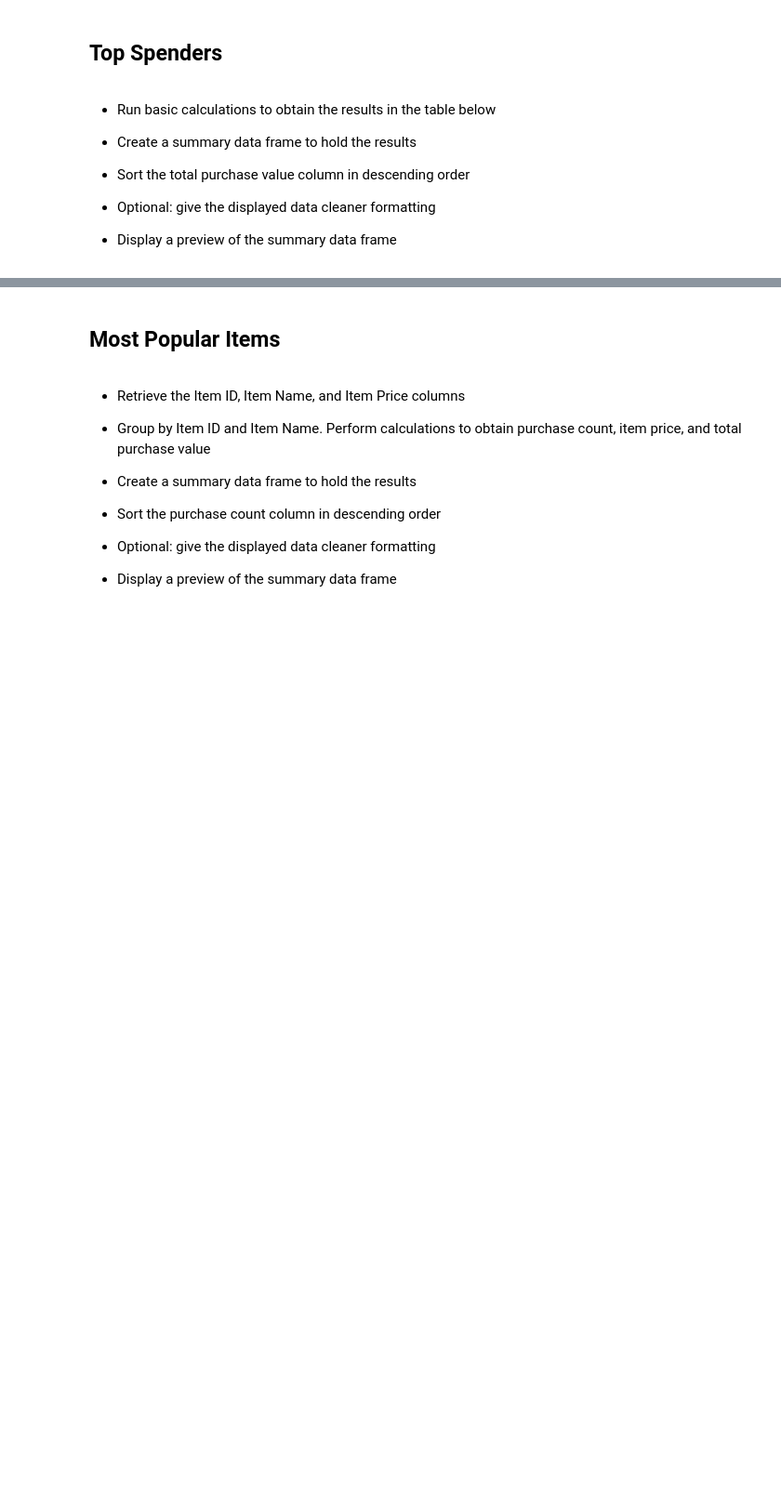
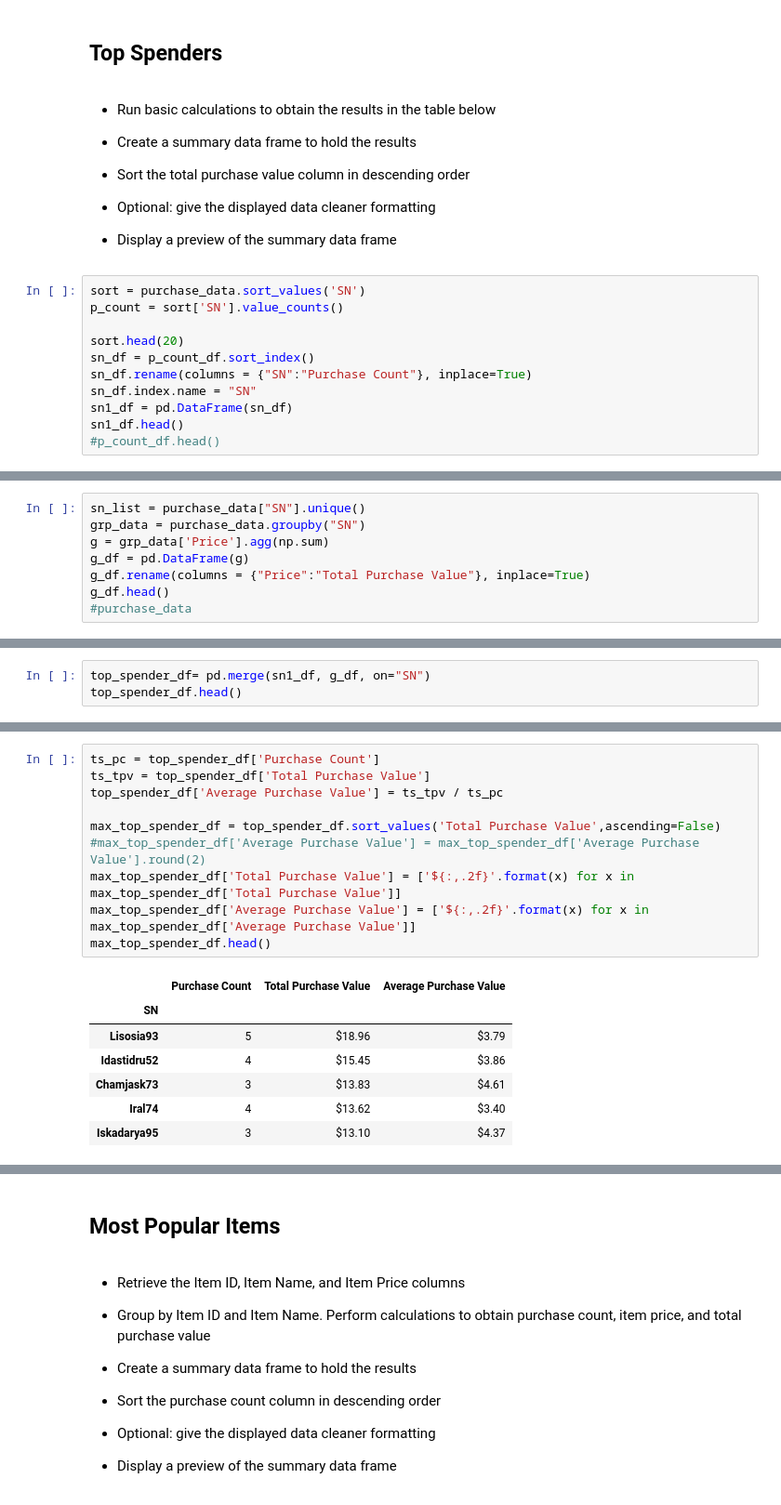
Before and after one commit to JustinCoulter/Exploring_Pandas, a Jupyter notebook: Heroes_Of_Pymoli/HeroesOfPymoli_starter.ipynb, the cells around one changed output, grey strips where cells are left out. Shown: that part at 93% size. Saved outputs shown, nothing was run; the diff lists cells and outputs as text; blank space fills up the shorter version.

Commit message:
through Top Spenders

```diff
--- a/Heroes_Of_Pymoli/HeroesOfPymoli_starter.ipynb
+++ b/Heroes_Of_Pymoli/HeroesOfPymoli_starter.ipynb
@@ -415,3 +422,14 @@ purchasing_analysis
 
 
 * Display a preview of the summary data frame
+# %%
+sort = purchase_data.sort_values('SN')
+p_count = sort['SN'].value_counts()
+
+sort.head(20)
+sn_df = p_count_df.sort_index()
+sn_df.rename(columns = {"SN":"Purchase Count"}, inplace=True)
+sn_df.index.name = "SN"
+sn1_df = pd.DataFrame(sn_df)
+sn1_df.head()
+#p_count_df.head()
@@ -417,0 +444,8 @@ purchasing_analysis
+# %%
+sn_list = purchase_data["SN"].unique()
+grp_data = purchase_data.groupby("SN")
+g = grp_data['Price'].agg(np.sum)
+g_df = pd.DataFrame(g)
+g_df.rename(columns = {"Price":"Total Purchase Value"}, inplace=True)
+g_df.head()
+#purchase_data
@@ -417,0 +460,3 @@ purchasing_analysis
+# %%
+top_spender_df= pd.merge(sn1_df, g_df, on="SN")
+top_spender_df.head()
@@ -417,0 +471,18 @@ purchasing_analysis
+# %%
+ts_pc = top_spender_df['Purchase Count']
+ts_tpv = top_spender_df['Total Purchase Value']
+top_spender_df['Average Purchase Value'] = ts_tpv / ts_pc
+
+max_top_spender_df = top_spender_df.sort_values('Total Purchase Value',ascending=False)
+#max_top_spender_df['Average Purchase Value'] = max_top_spender_df['Average Purchase Value'].round(2)
+max_top_spender_df['Total Purchase Value'] = ['${:,.2f}'.format(x) for x in max_top_spender_df['Total Purchase Value']]
+max_top_spender_df['Average Purchase Value'] = ['${:,.2f}'.format(x) for x in max_top_spender_df['Average Purchase Value']]
+max_top_spender_df.head()
+# %% [output]
+|  | Purchase Count | Total Purchase Value | Average Purchase Value |
+| SN |  |  |  |
+| Lisosia93 | 5 | $18.96 | $3.79 |
+| Idastidru52 | 4 | $15.45 | $3.86 |
+| Chamjask73 | 3 | $13.83 | $4.61 |
+| Iral74 | 4 | $13.62 | $3.40 |
+| Iskadarya95 | 3 | $13.10 | $4.37 |
```
Also changed, not shown: parts of 7 cells of this notebook, 1 other file.
